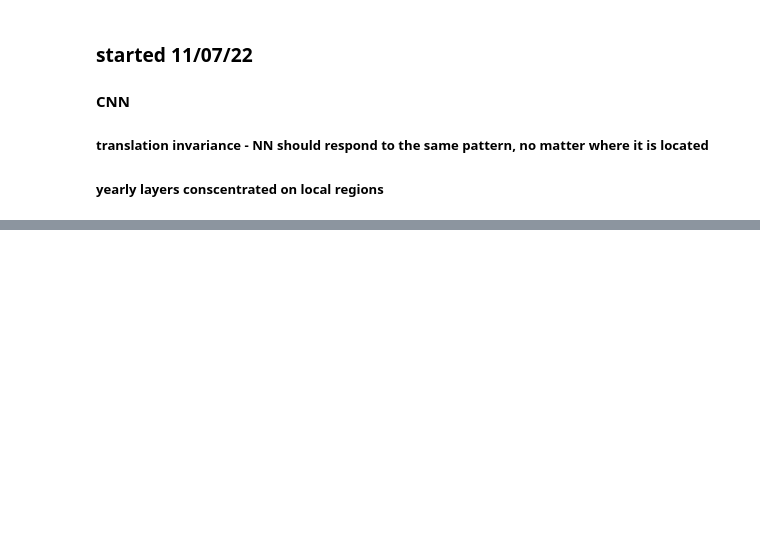
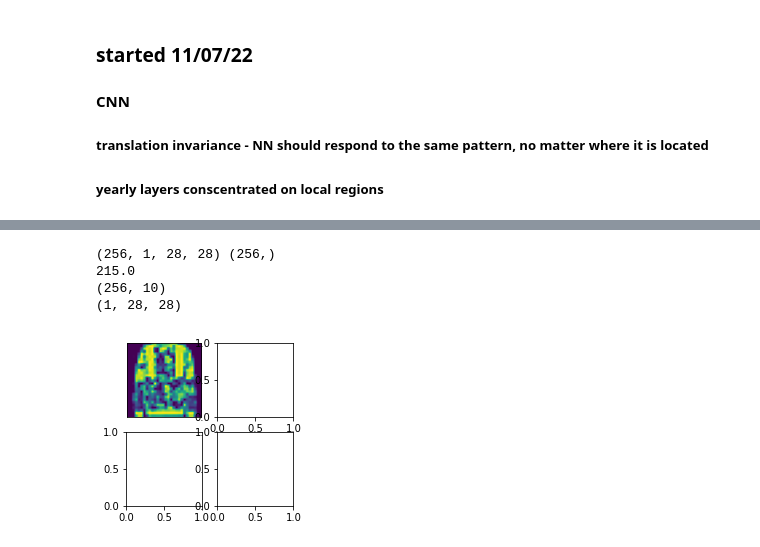
Before and after one commit to VolodymyrGavrysh/d2l, a Jupyter notebook: convolution_nn_3.ipynb, the cells around one changed output, grey strips where cells are left out. Cells and saved outputs as stored; diff of their text form; code cells hidden in the pictures; blank space fills up the shorter version.

```diff
--- a/convolution_nn_3.ipynb
+++ b/convolution_nn_3.ipynb
@@ -161,0 +271,23 @@ dense29 output shape:    (1, 10)
+# %%
+from d2l import mxnet as d2l
+from mxnet import autograd, gluon, init, np, npx
+from mxnet.gluon import nn
+npx.set_np()
+
+new_net = nn.Sequential()
+new_net.add(
+    nn.Conv2D(channels=6, kernel_size=(5, 5), padding=(2, 2), activation='relu'),
+    nn.MaxPool2D(pool_size=(2, 2), strides=(2, 2)),
+    nn.Conv2D(channels=16, kernel_size=(5 ,5), activation='relu'),
+    nn.MaxPool2D(pool_size=(2, 2), strides=(2, 2)),
+    nn.Dense(128, activation='sigmoid'),
+    nn.Dense(64, activation='sigmoid'),
+    nn.Dense(10)
+)
+X = np.random.uniform(size=(1, 1, 28, 28))
+new_net.initialize()
+for layer in new_net:
+    X = layer(X)
+    print(layer.name, 'output shape:\t', X.shape)
+
+new_net.load_parameters("net.params")
@@ -161,0 +302,15 @@ dense29 output shape:    (1, 10)
+# %%
+train_iter, test_iter = d2l.load_data_fashion_mnist(batch_size=256)
+for test, target in test_iter:
+    print(test.shape, target.shape)
+    print(d2l.accuracy(new_net(test), target))
+    print(new_net(test).shape)
+    d2l.show_images(test[3], 2, 2)
+    print(test[3].shape)
+    break
+# %% [output]
+(256, 1, 28, 28) (256,)
+215.0
+(256, 10)
+(1, 28, 28)
+[figure, added]
```
Also changed, not shown: parts of 19 cells of this notebook, 2 other files.
